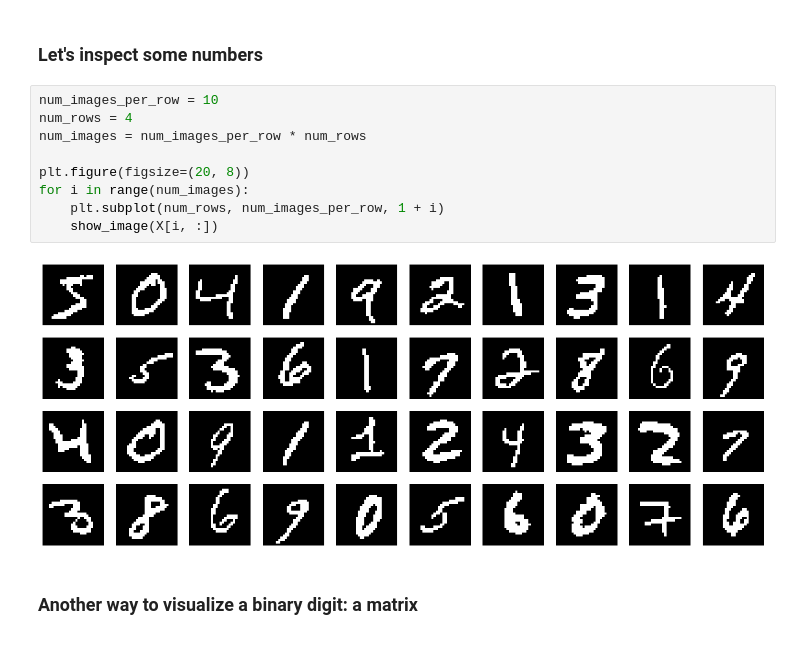
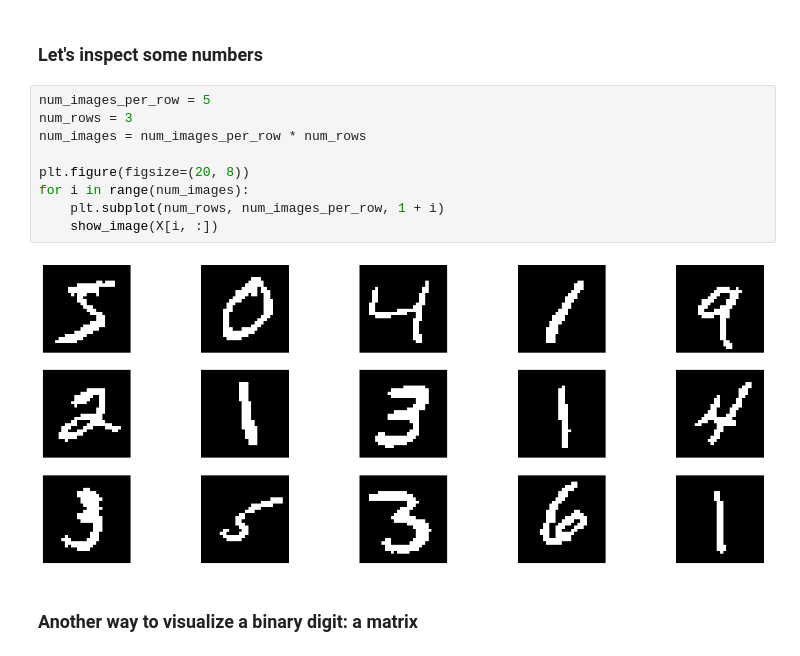
Before and after one commit to Aagaarrd/02462-assignment1, a Jupyter notebook: mnnist.ipynb, the cells around one changed output. Cells and saved outputs as stored; diff of their text form.

```diff
--- a/mnnist.ipynb
+++ b/mnnist.ipynb
@@ -132,16 +139,16 @@ def show_image(x, title="", clim=None, cmap=plt.cm.gray, colorbar=False):
 # %% [markdown]
 ### Let's inspect some numbers
 # %%
-num_images_per_row = 10
-num_rows = 4
+num_images_per_row = 5
+num_rows = 3
 num_images = num_images_per_row * num_rows
 
 plt.figure(figsize=(20, 8))
 for i in range(num_images):
     plt.subplot(num_rows, num_images_per_row, 1 + i)
     show_image(X[i, :])
 # %% [output]
-[figure, old version]
+[figure, new version]
 # %% [markdown]
 ### Another way to visualize a binary digit: a matrix
 # %%
```
Also changed, not shown: parts of 13 cells of this notebook.
